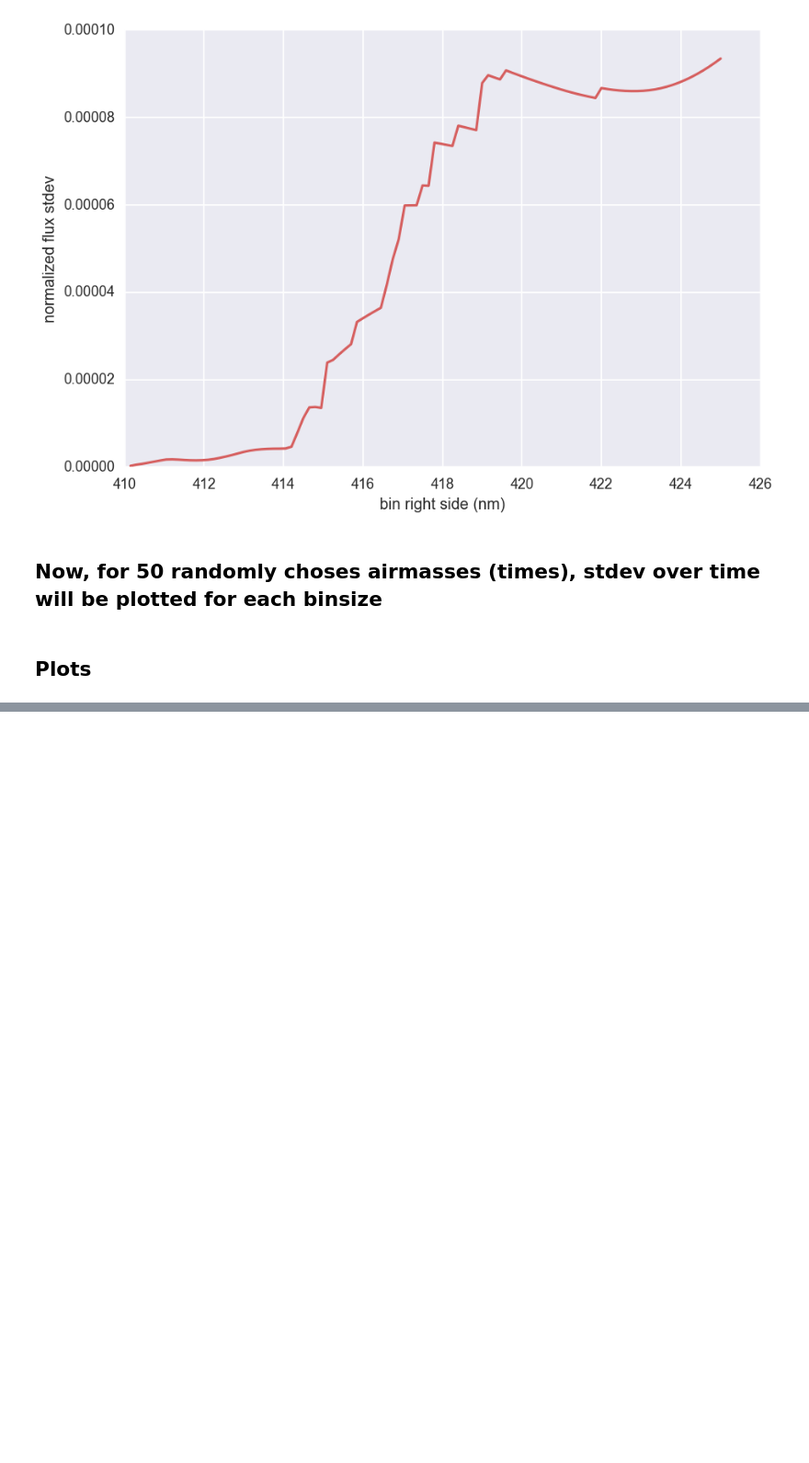
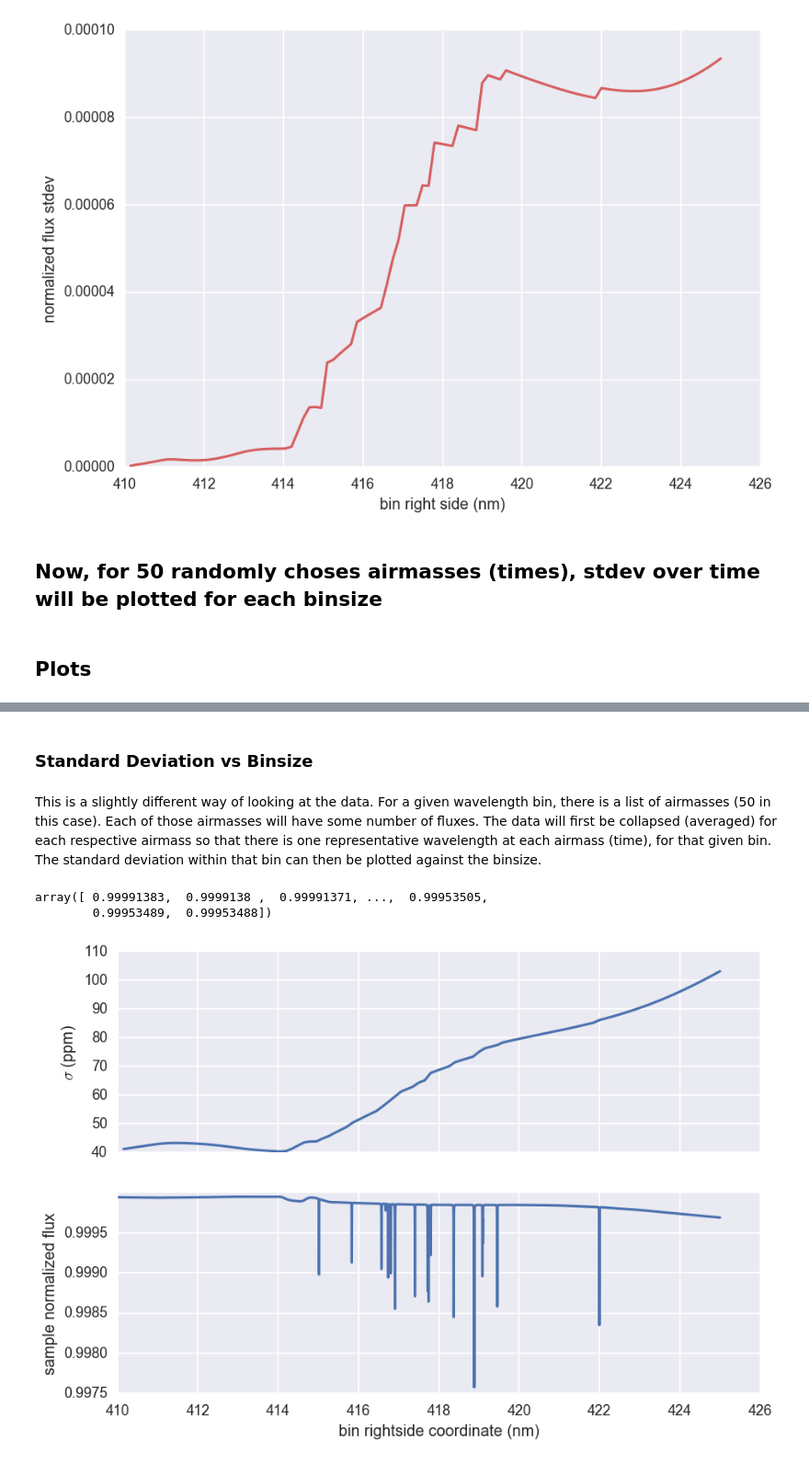
Before and after one commit to icweaver/telluric_windows, a Jupyter notebook: telluric.ipynb, the cells around one changed output, grey strips where cells are left out. Shown at 92% size. Saved outputs shown, nothing was run; the diff lists cells and outputs as text; code cells hidden in the pictures; blank space fills up the shorter version.

Commit message:
added sigma vs. bin routine, slightly different than how previous plots were calculated.

```diff
--- a/telluric.ipynb
+++ b/telluric.ipynb
@@ -212,0 +214,48 @@ plt.savefig('./figures/stdev_timeseries.pdf')
+# %% [markdown]
+### Standard Deviation vs Binsize
+# %% [markdown]
+This is a slightly different way of looking at the data. For a given wavelength bin, there is a
+list of airmasses (50 in this case). Each of those airmasses will have some number of fluxes. The
+data will first be collapsed (averaged) for each respective airmass so that there is one
+representative wavelength at each airmass (time), for that given bin. The standard deviation within
+that bin can then be plotted against the binsize.
+# %%
+trans_n[(0.41 <= lam_window)]
+# %% [output]
+array([ 0.99991383,  0.9999138 ,  0.99991371, ...,  0.99953505,
+        0.99953489,  0.99953488])
+# %%
+bin_num = 100
+bin_intv = ((425 - 410) / bin_num) * u.nm
+lam_window = lam[(0.41 <= lam) & (lam <= 0.425)] # reduce to window
+
+stdev_list_binsize = []
+bin_list = []
+binright = 0
+for i in range(bin_num):
+    flux_avg_list = [] # reset for next binsize
+    stdev_list = []
+    binright += (bin_intv.to('micrometer')).value # set current bin
+    bin_list.append(binright)
+    for trans_n in trans_time_series:
+        trans_bin = trans_n[(0.41 <= lam_window) & (lam_window <= 0.41 + binright)]
+        # store stats over time
+        flux_avg_list.append(np.mean(trans_bin))
+
+    stdev_list_binsize.append(np.std(flux_avg_list))
+# %%
+bin_size = (bin_list * u.micrometer).to('nm')
+sigma = np.array(stdev_list_binsize)
+# %%
+f, (ax1, ax2) = plt.subplots(2, 1, sharex=True)
+
+ax1.plot(wav_list, sigma * 1E6)
+ax1.set_ylabel(r'$\sigma$ (ppm)')
+
+ax2.plot(lam_bin_list[0]*1E3, trans_bin_list[0])
+ax2.set_ylabel('sample normalized flux')
+ax2.set_xlabel('bin rightside coordinate (nm)')
+
+plt.savefig('/Users/KIWI/Desktop/temp.png', dpi=500)
+# %% [output]
+[figure, added]
```
Also changed, not shown: parts of 5 cells of this notebook, 53 other files.
